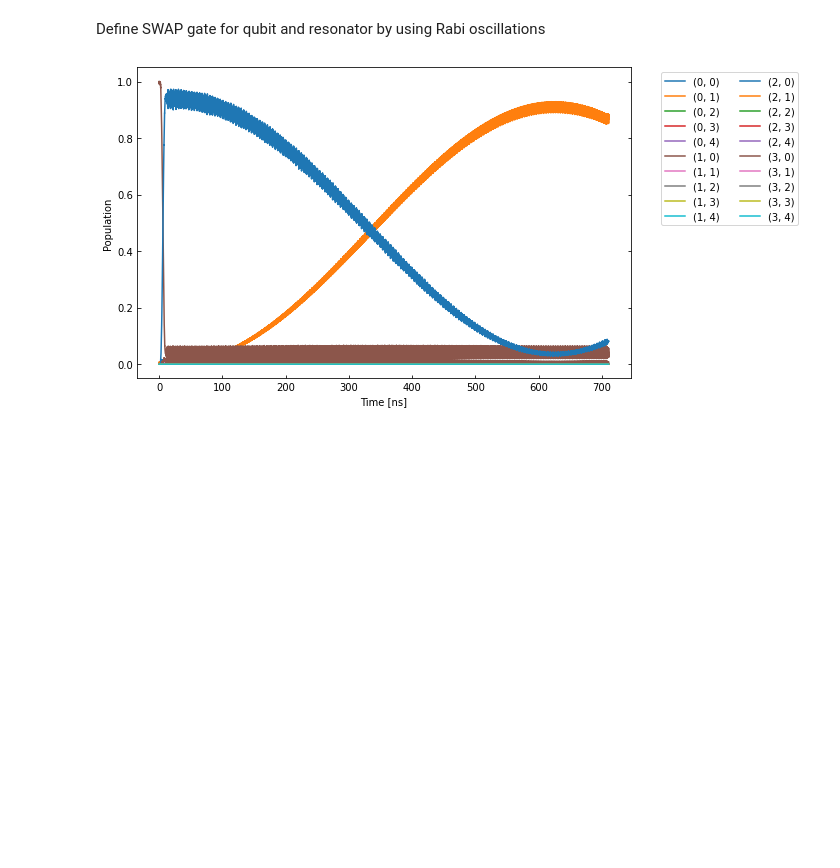
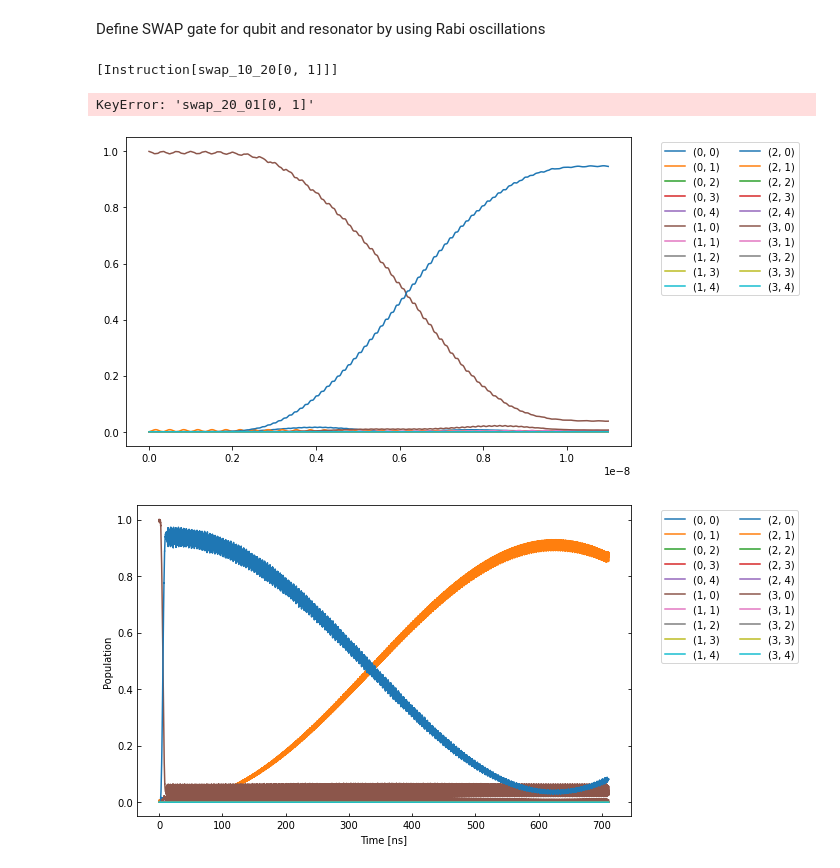
Before and after one commit to BackOnTrackIce/Qubit_readout, a Jupyter notebook: Ashutosh_codes/Qubit_reset_C3.ipynb, the cells around one changed output. Saved outputs shown, nothing was run; the diff lists cells and outputs as text; code cells hidden in the pictures; blank space fills up the shorter version.

```diff
--- a/Ashutosh_codes/Qubit_reset_C3.ipynb
+++ b/Ashutosh_codes/Qubit_reset_C3.ipynb
@@ -855,16 +855,67 @@ swap_gate_20_01.add_component(Rswap2_pulse, "dR")
 swap_gate_20_01.add_component(carriers_2[1], "dR")
 
 
-gates_arr.append(swap_gate_20_01)
+#gates_arr.append(swap_gate_20_01)
 # %%
 #swap_gate.get_ideal_gate(dims = (3,3), full_hilbert_space=True)
+# %%
+gates_arr
+# %% [output]
+[Instruction[swap_10_20[0, 1]]]
 # %%
 parameter_map = PMap(instructions=gates_arr, model=model, generator=generator)
 exp = Exp(pmap=parameter_map)
-model.set_lindbladian(False)
+exp.set_opt_gates(["swap_10_20[0, 1]"])
+model.set_lindbladian(True)
 #plotComplexMatrix(unitaries['swap[0, 1]'].numpy())
 # %%
 unitaries = exp.compute_propagators()
+# %%
+init_state_index = model.get_state_indeces([(1,0)])[0]
+psi_init = [[0] * model.tot_dim]
+psi_init[0][init_state_index] = 1
+init_state = tf.transpose(tf.constant(psi_init, tf.complex128))
+if model.lindbladian:
+    init_state = tf_utils.tf_state_to_dm(init_state)
+sequence = ["swap_10_20[0, 1]", "swap_20_01[0, 1]"]
+plotPopulation(exp=exp, psi_init=init_state, sequence=sequence, usePlotly=False)
+# %% [output]
+KeyError: 'swap_20_01[0, 1]'
+# %%
+def plotPopulationFromState(
+    exp: Experiment,
+    init_state: tf.Tensor,
+):
+
+    model = exp.pmap.model
+    if model.lindbladian:
+        result = exp.solve_lindblad_ode(init_state)
+        rhos = result["rho"]
+        ts = result["ts"]
+        pops = []
+        for rho in rhos:
+            pops.append(tf.math.real(tf.linalg.diag_part(rho)))
+        plt.figure(figsize=[10,5])
+        plt.plot(ts, pops)
+        plt.legend(
+            model.state_labels,
+            ncol=int(np.ceil(model.tot_dim / 15)),
+            bbox_to_anchor=(1.05, 1.0),
+            loc="upper left")
+        plt.tight_layout()
+    else:
+        print("Not Implemented")
+
+
+init_state_index = model.get_state_indeces([(1,0)])[0]
+psi_init = [[0] * model.tot_dim]
+psi_init[0][init_state_index] = 1
+init_state = tf.transpose(tf.constant(psi_init, tf.complex128))
+if model.lindbladian:
+    init_state = tf_utils.tf_state_to_dm(init_state)
+plotPopulationFromState(exp, init_state)
+# %% [output]
+[figure, added]
 # %%
 init_state_index = model.get_state_indeces([(1,0)])[0]
 psi_init = [[0] * model.tot_dim]
```
Also changed, not shown: parts of 2 cells of this notebook.
